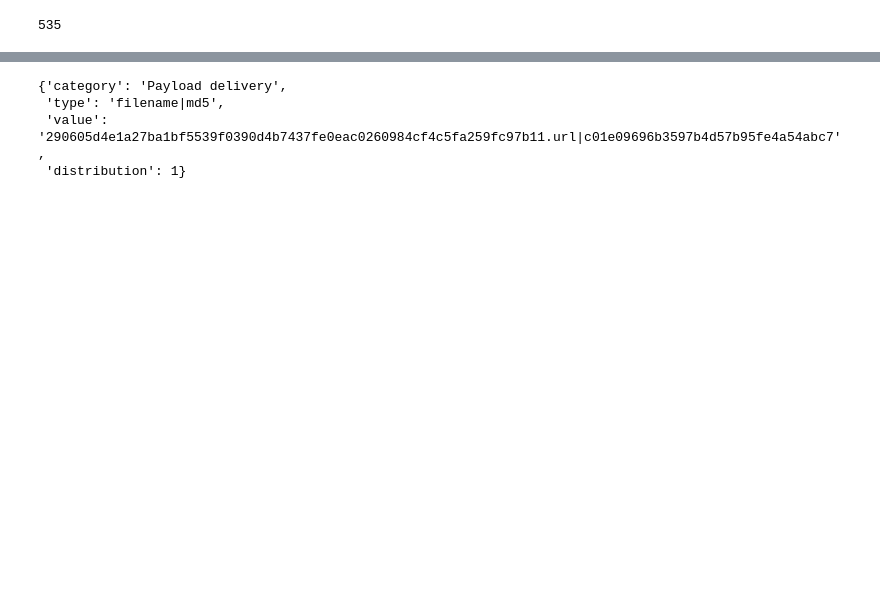
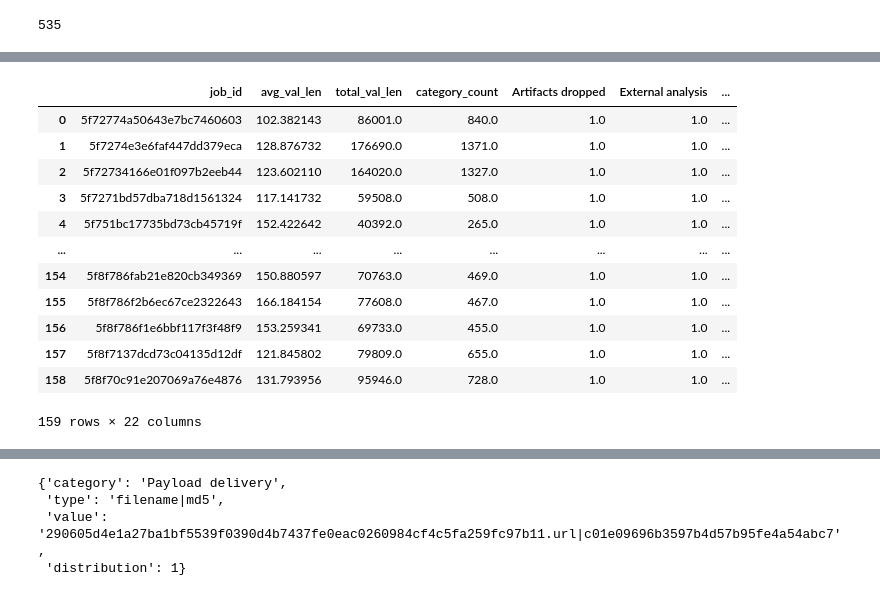
Before and after one commit to bdjulian/url-classification, a Jupyter notebook: url-classification/hybrid-analysis.ipynb, the cells around one changed output, grey strips where cells are left out. Drawn from its saved outputs; the diff is of its cells as text; code cells hidden in the pictures; blank space fills up the shorter version.

```diff
--- a/url-classification/hybrid-analysis.ipynb
+++ b/url-classification/hybrid-analysis.ipynb
@@ -206,0 +443,19 @@ len(rep['response']['Event']['Attribute'])
+# %%
+df = df.reset_index()
+df.columns = cols
+# %%
+df
+# %% [output]
+|  | job_id | avg_val_len | total_val_len | category_count | Artifacts dropped | External analysis | ... |
+| 0 | 5f72774a50643e7bc7460603 | 102.382143 | 86001.0 | 840.0 | 1.0 | 1.0 | ... |
+| 1 | 5f7274e3e6faf447dd379eca | 128.876732 | 176690.0 | 1371.0 | 1.0 | 1.0 | ... |
+| 2 | 5f72734166e01f097b2eeb44 | 123.602110 | 164020.0 | 1327.0 | 1.0 | 1.0 | ... |
+| 3 | 5f7271bd57dba718d1561324 | 117.141732 | 59508.0 | 508.0 | 1.0 | 1.0 | ... |
+| 4 | 5f751bc17735bd73cb45719f | 152.422642 | 40392.0 | 265.0 | 1.0 | 1.0 | ... |
+| ... | ... | ... | ... | ... | ... | ... | ... |
+| 154 | 5f8f786fab21e820cb349369 | 150.880597 | 70763.0 | 469.0 | 1.0 | 1.0 | ... |
+| 155 | 5f8f786f2b6ec67ce2322643 | 166.184154 | 77608.0 | 467.0 | 1.0 | 1.0 | ... |
+| 156 | 5f8f786f1e6bbf117f3f48f9 | 153.259341 | 69733.0 | 455.0 | 1.0 | 1.0 | ... |
+| 157 | 5f8f7137dcd73c04135d12df | 121.845802 | 79809.0 | 655.0 | 1.0 | 1.0 | ... |
+| 158 | 5f8f70c91e207069a76e4876 | 131.793956 | 95946.0 | 728.0 | 1.0 | 1.0 | ... |
+159 rows × 22 columns
```
Also changed, not shown: parts of 29 cells of this notebook, 1 other file.
